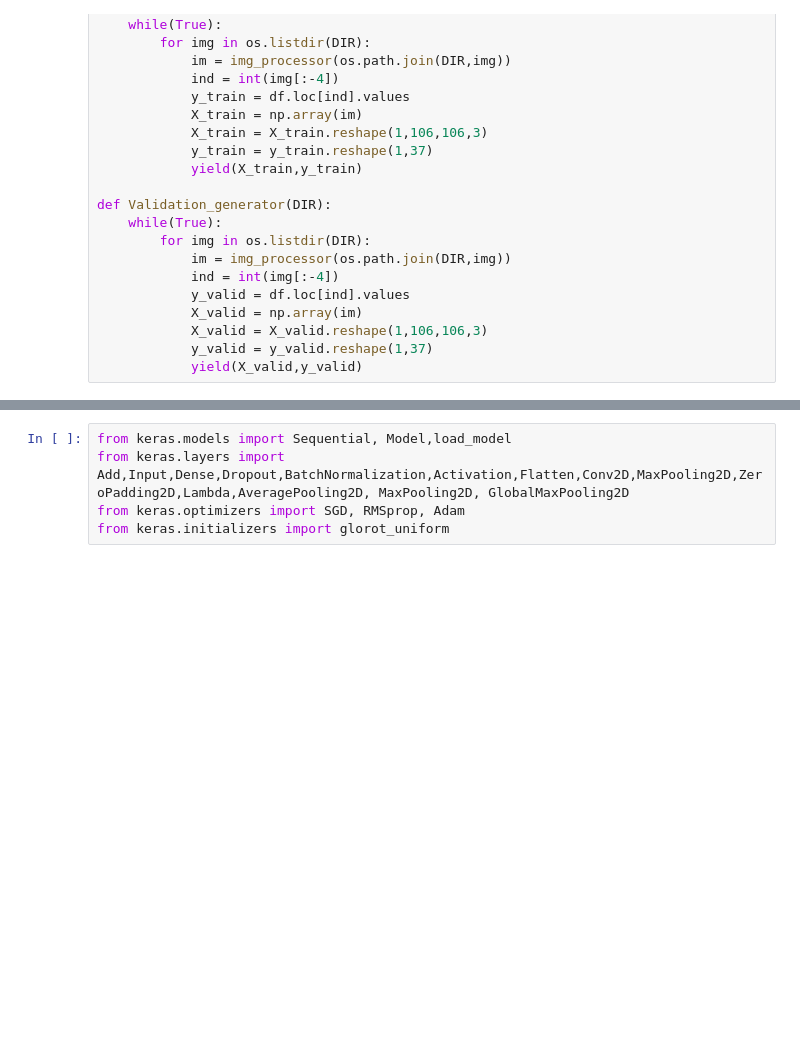
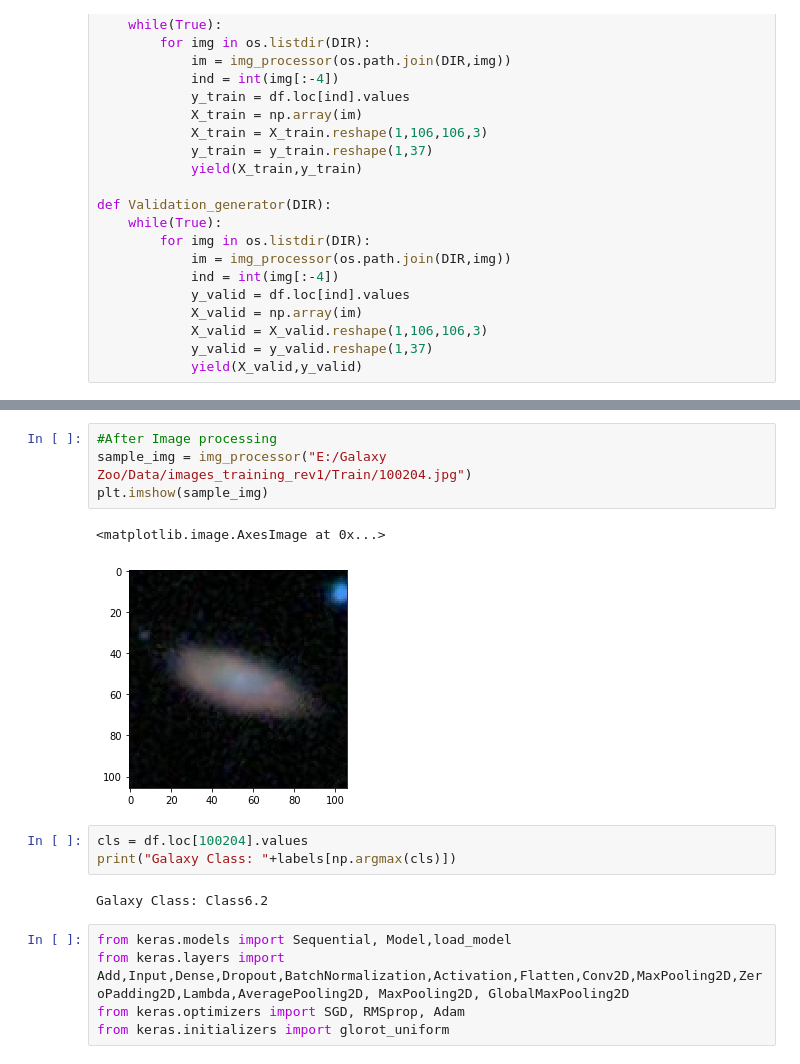
Before and after one commit to obi-wan-shinobi/Galaxy_Zoo, a Jupyter notebook: Galaxy_Zoo.ipynb, the cells around one changed output, grey strips where cells are left out. Saved outputs shown, nothing was run; the diff lists cells and outputs as text; blank space fills up the shorter version.

```diff
--- a/Galaxy_Zoo.ipynb
+++ b/Galaxy_Zoo.ipynb
@@ -82,3 +89,15 @@ def Validation_generator(DIR):
+# %%
+#After Image processing
+sample_img = img_processor("E:/Galaxy Zoo/Data/images_training_rev1/Train/100204.jpg")
+plt.imshow(sample_img)
+# %% [output]
+<matplotlib.image.AxesImage at 0x...>
+[figure, added]
+# %%
+cls = df.loc[100204].values
+print("Galaxy Class: "+labels[np.argmax(cls)])
+# %% [output]
+Galaxy Class: Class6.2
 # %%
 from keras.models import Sequential, Model,load_model
 from keras.layers import Add,Input,Dense,Dropout,BatchNormalization,Activation,Flatten,Conv2D,MaxPooling2D,ZeroPadding2D,Lambda,AveragePooling2D, MaxPooling2D, GlobalMaxPooling2D
```
Also changed, not shown: parts of 7 cells of this notebook.
